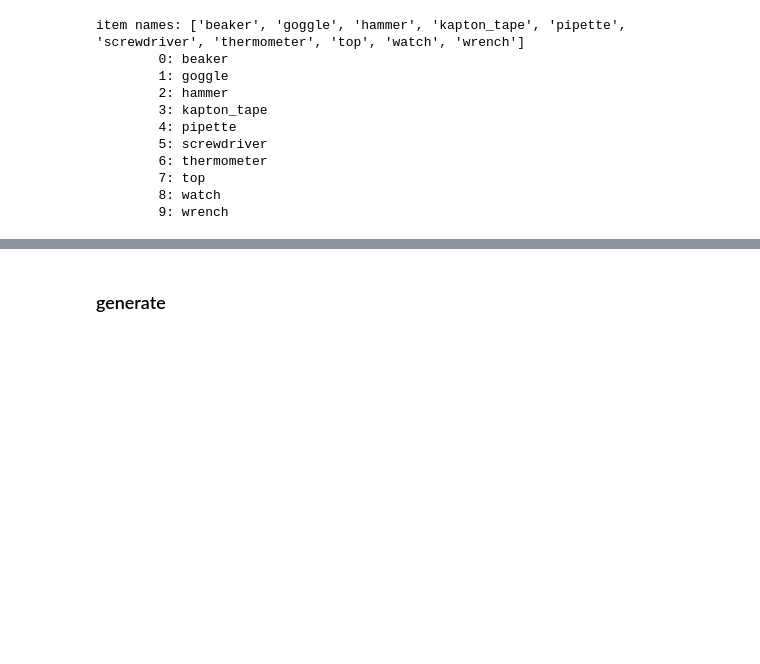
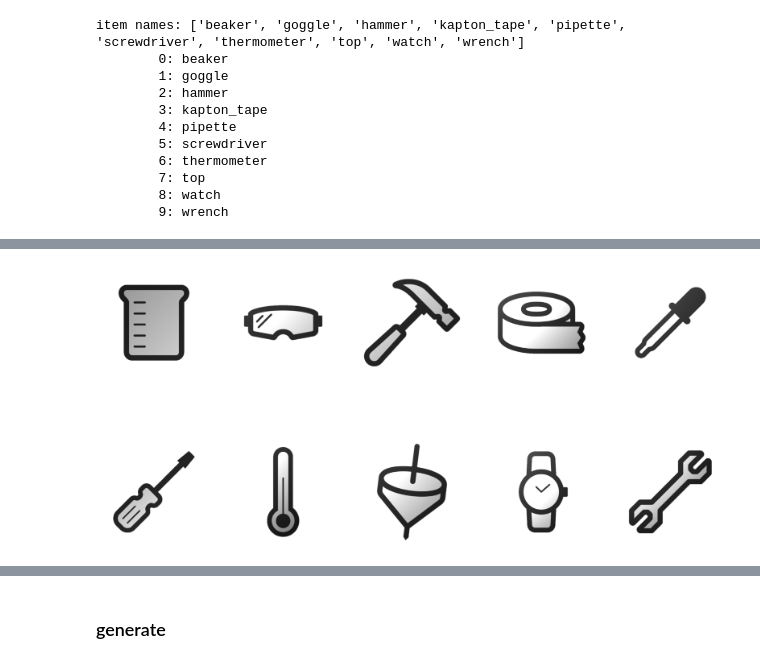
Before and after one commit to MeowOhMeow/CHIPI-CHIPI-CHAPA-CHAPA-DUBI-DUBI-DABA-DABA, a Jupyter notebook: YOLO/yolo.ipynb, the cells around one changed output, grey strips where cells are left out. Saved outputs shown, nothing was run; the diff lists cells and outputs as text; code cells hidden in the pictures; blank space fills up the shorter version.

```diff
--- a/YOLO/yolo.ipynb
+++ b/YOLO/yolo.ipynb
@@ -131,0 +173,35 @@ item names: ['beaker', 'goggle', 'hammer', 'kapton_tape', 'pipette', 'screwdrive
+# %%
+import numpy as np
+import cv2
+import random
+import matplotlib.pyplot as plt
+
+
+def adjust_brightness(image, temp=0.2):
+    image = image.astype(np.float32)
+    horizontal_gradient = np.linspace(1 - temp, 1 + temp, image.shape[1]) * np.random.uniform(0.8, 1.2)
+    mask = np.ones_like(image, dtype=np.float32)
+    mask[:, :, 0] = horizontal_gradient
+    mask[:, :, 1] = horizontal_gradient
+    mask[:, :, 2] = horizontal_gradient
+    cv2.multiply(image, mask, image)
+    vertical_gradient = np.linspace(1 - temp, 1 + temp, image.shape[0]) * np.random.uniform(0.8, 1.2)
+    mask = np.ones_like(image, dtype=np.float32)
+    mask[:, :, 0] = vertical_gradient[:, np.newaxis]
+    mask[:, :, 1] = vertical_gradient[:, np.newaxis]
+    mask[:, :, 2] = vertical_gradient[:, np.newaxis]
+    cv2.multiply(image, mask, image)
+    image = np.clip(image, 0, 255).astype(np.uint8)
+    return image
+
+
+# show transformed images
+plt.subplots(2, 5, figsize=(20, 10))
+for i, image in enumerate(images[:10]):
+    img = cv2.imread(os.path.join(item_image_dir, image), cv2.IMREAD_UNCHANGED)
+    img = adjust_brightness(img, np.random.uniform(-0.5, 0.5))
+    plt.subplot(2, 5, i + 1)
+    plt.imshow(img)
+    plt.axis("off")
+# %% [output]
+[figure, added]
```
Also changed, not shown: parts of 16 cells of this notebook.
